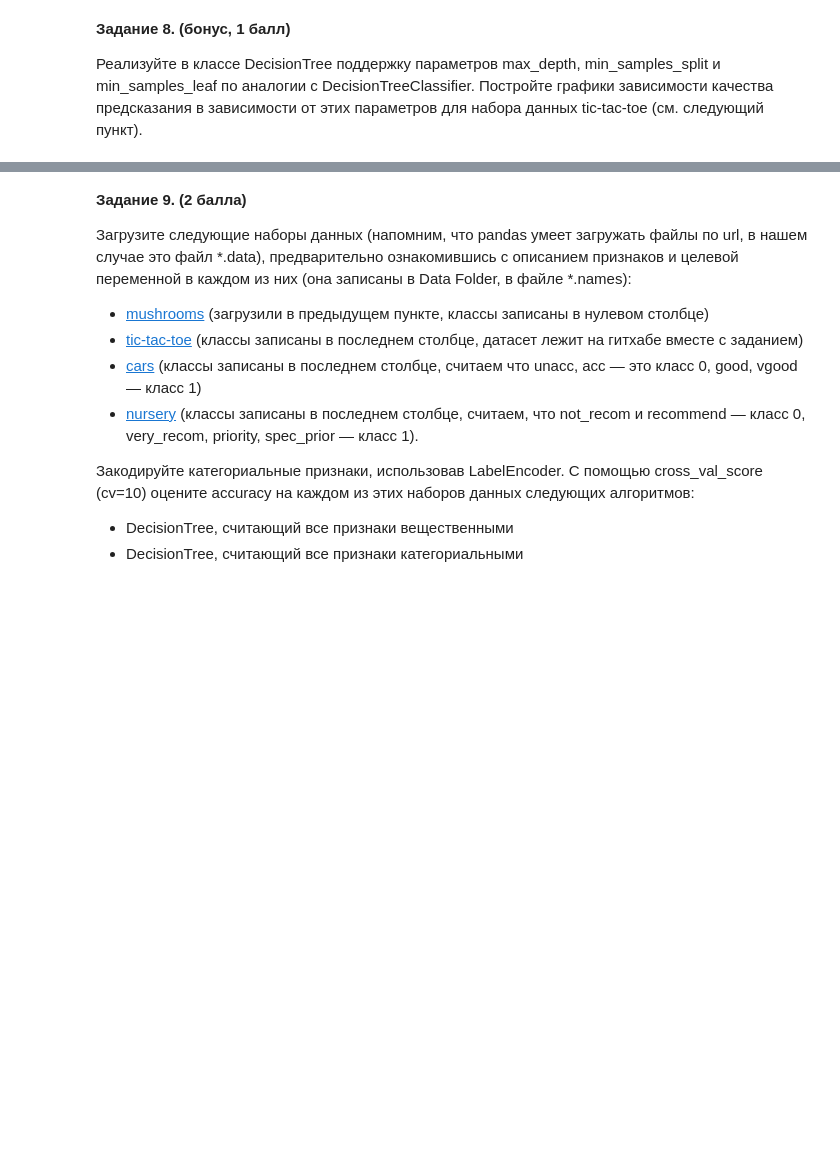
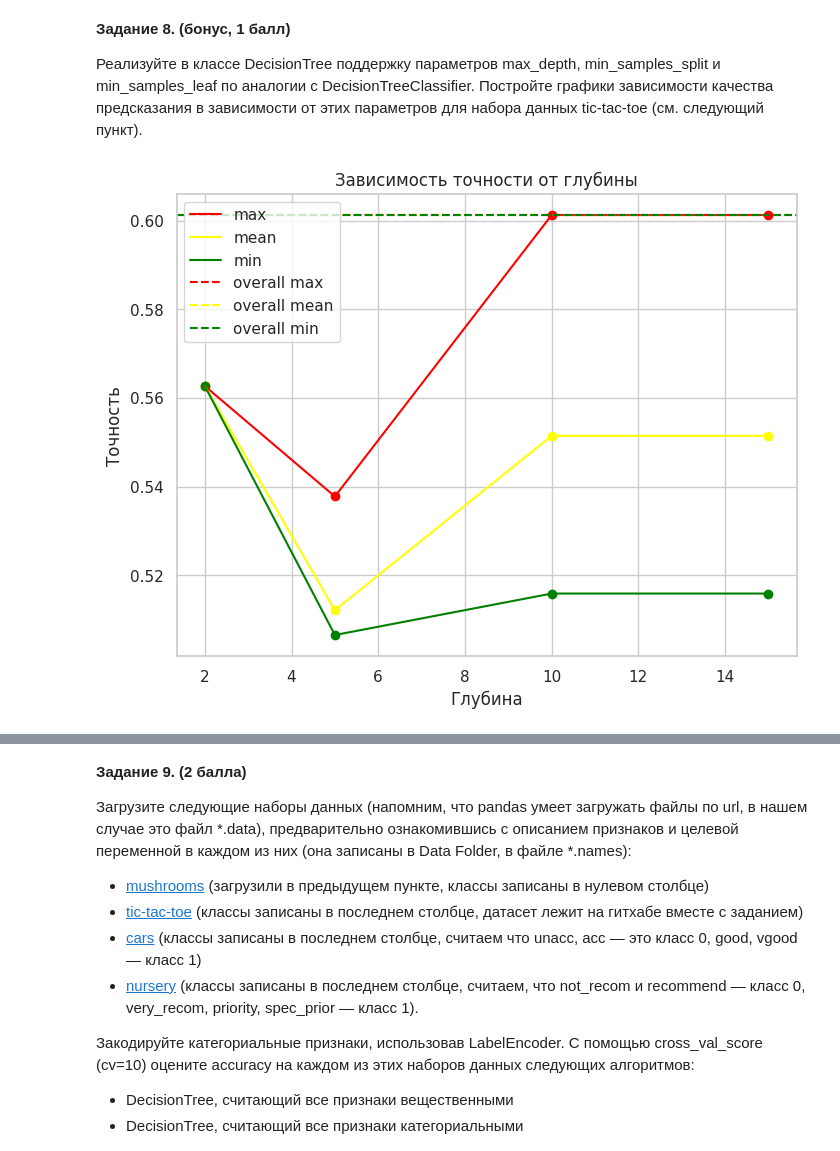
Before and after one commit to soules-one/ML, a Jupyter notebook: hw2/hw2-trees.ipynb, the cells around one changed output, grey strips where cells are left out. Cells and saved outputs as stored; diff of their text form; code cells hidden in the pictures; blank space fills up the shorter version.

```diff
--- a/hw2/hw2-trees.ipynb
+++ b/hw2/hw2-trees.ipynb
@@ -346,0 +368,86 @@ __Задание 8. (бонус, 1 балл)__
+# %%
+res = pd.DataFrame(tres, columns=["md", "mss", "msl", "acc"])
+
+ame = res["acc"].mean()
+amx = res["acc"].max()
+amn = res["acc"].min()
+
+mx = []
+me = []
+mn = []
+plt.figure(figsize=(8,6))
+for md in samples:
+    vals = res[res["md"] == md]["acc"]
+    mx.append(vals.max())
+    me.append(vals.mean())
+    mn.append(vals.min())
+plt.plot(samples, mx, c="red", label="max")
+plt.plot(samples, me, c="yellow", label="mean")
+plt.plot(samples, mn, c="green", label="min")
+plt.scatter(samples, mx, c="red")
+plt.scatter(samples, me, c="yellow")
+plt.scatter(samples, mn, c="green")
+plt.axhline(amx, c="red", label="overall max", linestyle="--")
+plt.axhline(amx, c="yellow", label="overall mean", linestyle="--")
+plt.axhline(amx, c="green", label="overall min", linestyle="--")
+plt.xlabel("Глубина")
+plt.ylabel("Точность")
+plt.title("Зависимость точности от глубины")
+plt.grid(True)
+plt.legend()
+plt.show()
+mn.clear()
+me.clear()
+mx.clear()
+
+plt.figure(figsize=(8,6))
+for mss in samples:
+    vals = res[res["mss"] == mss]["acc"]
+    mx.append(vals.max())
+    me.append(vals.mean())
+    mn.append(vals.min())
+plt.plot(samples, mx, c="red", label="MAX")
+plt.plot(samples, me, c="yellow", label="mean")
+plt.plot(samples, mn, c="green", label="min")
+plt.scatter(samples, mx, c="red")
+plt.scatter(samples, me, c="yellow")
+plt.scatter(samples, mn, c="green")
+plt.axhline(amx, c="red", label="overall max", linestyle="--")
+plt.axhline(amx, c="yellow", label="overall mean", linestyle="--")
+plt.axhline(amx, c="green", label="overall min", linestyle="--")
+plt.xlabel("Минимум в разделении")
+plt.ylabel("Точность")
+plt.title("Зависимость точности от минимума в разделении")
+plt.grid(True)
+plt.legend()
+plt.show()
+mn.clear()
+me.clear()
+mx.clear()
+
+plt.figure(figsize=(8,6))
+for msl in samples:
+    vals = res[res["msl"] == msl]["acc"]
+    mx.append(vals.max())
+    me.append(vals.mean())
+    mn.append(vals.min())
+plt.plot(samples, mx, c="red", label="MAX")
+plt.plot(samples, me, c="yellow", label="mean")
+plt.plot(samples, mn, c="green", label="min")
+plt.scatter(samples, mx, c="red")
+plt.scatter(samples, me, c="yellow")
+plt.scatter(samples, mn, c="green")
+plt.axhline(amx, c="red", label="overall max", linestyle="--")
+plt.axhline(amx, c="yellow", label="overall mean", linestyle="--")
+plt.axhline(amx, c="green", label="overall min", linestyle="--")
+plt.xlabel("Минимум в листе")
+plt.ylabel("Точность")
+plt.title("Зависимость точности от минимума в листе")
+plt.grid(True)
+plt.legend()
+plt.show()
+mn.clear()
+me.clear()
+mx.clear()
+# %% [output]
+[figure, added]
```
Also changed, not shown: parts of 4 cells of this notebook.
